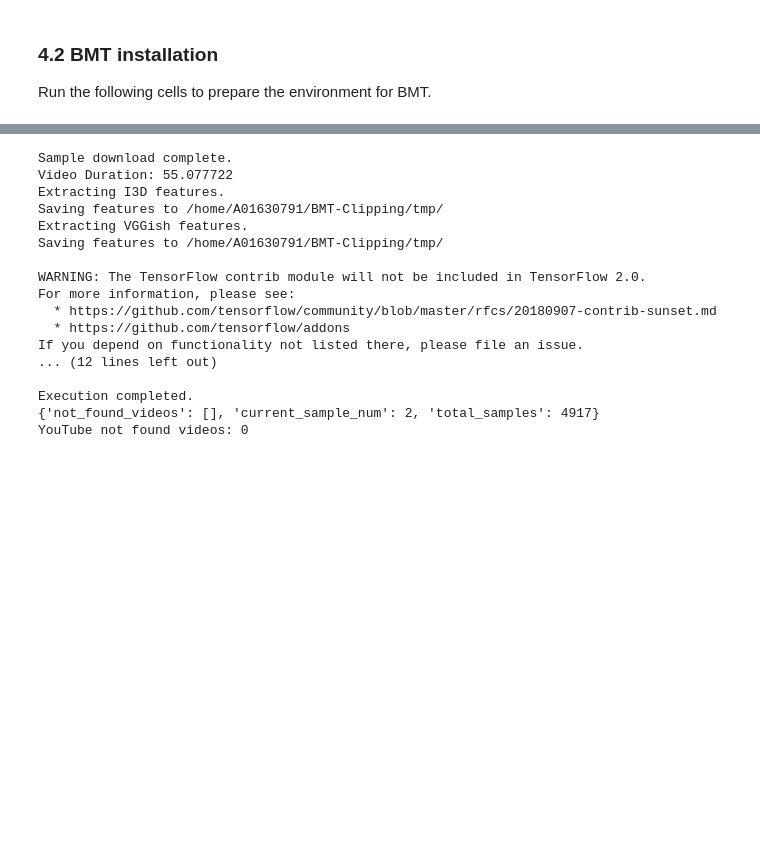
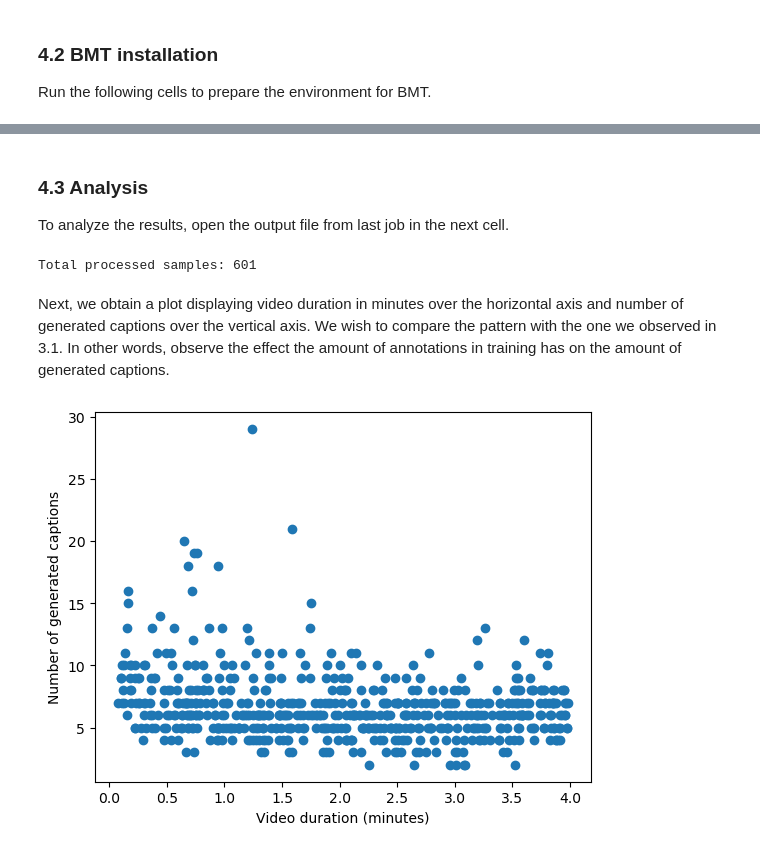
Before and after one commit to oscarmires/BMT, a Jupyter notebook: clipping_experiments/4_1_Short_Unclipped.ipynb, the cells around one changed output, grey strips where cells are left out. Cells and saved outputs as stored; diff of their text form; code cells hidden in the pictures; blank space fills up the shorter version.

```diff
--- a/clipping_experiments/4_1_Short_Unclipped.ipynb
+++ b/clipping_experiments/4_1_Short_Unclipped.ipynb
@@ -240,7 +222,7 @@ exec_md = {
     'total_samples': len(activitynet_val_list)
 }
 
-for sample in activitynet_val_list[:1100]:
+for sample in activitynet_val_list:
 
     try:
         # Step 1: Download the video
@@ -327,21 +309,3 @@ for sample in activitynet_val_list[:1100]:
 print('Execution completed.')
 print(exec_md)
 print('YouTube not found videos:', len(exec_md['not_found_videos']))
-# %% [output]
-Sample download complete.
-Video Duration: 55.077722
-Extracting I3D features.
-Saving features to /home/A01630791/BMT-Clipping/tmp/
-Extracting VGGish features.
-Saving features to /home/A01630791/BMT-Clipping/tmp/
-
-WARNING: The TensorFlow contrib module will not be included in TensorFlow 2.0.
-For more information, please see:
-  * https://github.com/tensorflow/community/blob/master/rfcs/20180907-contrib-sunset.md
-  * https://github.com/tensorflow/addons
-If you depend on functionality not listed there, please file an issue.
-... (12 lines left out)
-
-Execution completed.
-{'not_found_videos': [], 'current_sample_num': 2, 'total_samples': 4917}
-YouTube not found videos: 0
@@ -347,0 +315,26 @@ YouTube not found videos: 0
+# %% [markdown]
+### 4.3 Analysis
+
+To analyze the results, open the output file from last job in the next cell.
+# %%
+with open('/home/A01630791/bmt_clipping_experiments/Output_4_1/4_1_bmt_captions_save.json', 'r') as f:
+    obj = json.load(f)
+
+print('Total processed samples:', len(obj))
+# %% [output]
+Total processed samples: 601
+# %% [markdown]
+Next, we obtain a plot displaying video duration in minutes over the horizontal axis and number of generated captions over the vertical axis. We wish to compare the pattern with the one we observed in 3.1. In other words, observe the effect the amount of annotations in training has on the amount of generated captions.
+# %%
+x = [sample['duration'] / 60 for sample in obj]
+y = [len(sample['captions']) for sample in obj]
+
+plt.scatter(x, y)
+
+plt.xlabel("Video duration (minutes)")
+plt.ylabel("Number of generated captions")
+
+plt.savefig(f'{PLOT_SAVE_PATH}/3_1_c.png', dpi=300)
+plt.show()
+# %% [output]
+[figure, added]
```
Also changed, not shown: parts of 6 cells of this notebook.
